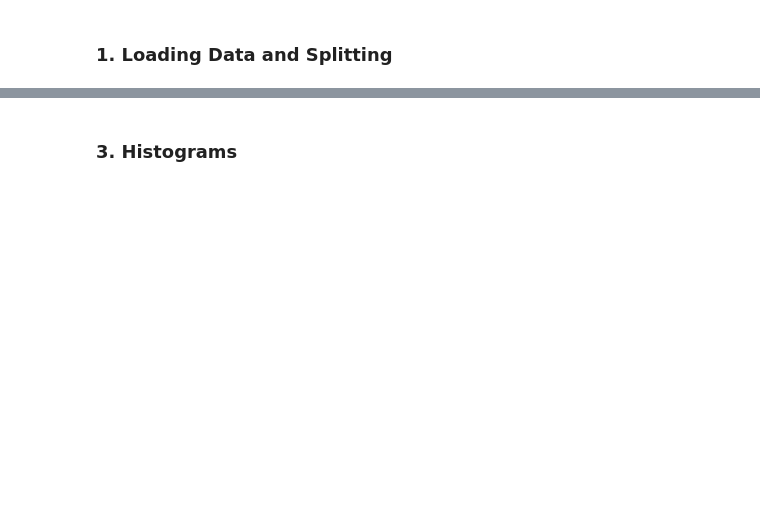
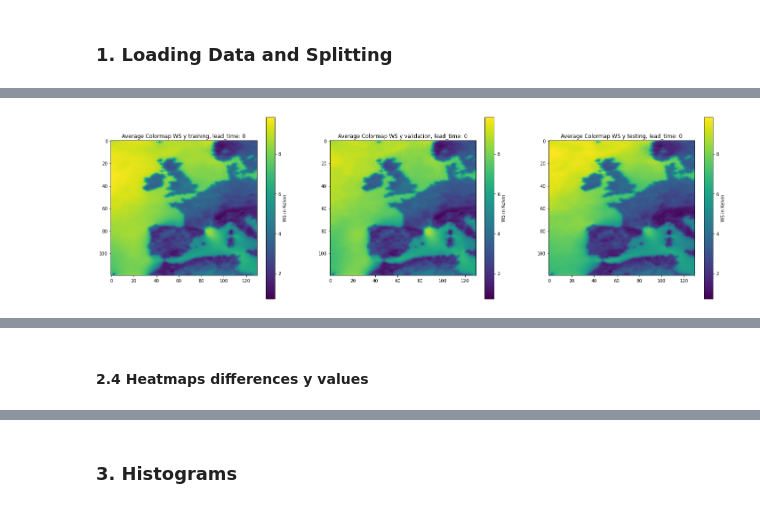
Before and after one commit to cleveryangcong/Bachelor_Thesis, a Jupyter notebook: notebooks/exploratory/2.8.3-dc-ws10_value_tests.ipynb, the cells around one changed output, grey strips where cells are left out. Cells and saved outputs as stored; diff of their text form; code cells hidden in the pictures; blank space fills up the shorter version.

```diff
--- a/notebooks/exploratory/2.8.3-dc-ws10_value_tests.ipynb
+++ b/notebooks/exploratory/2.8.3-dc-ws10_value_tests.ipynb
@@ -98,0 +175,43 @@ visualize_val_test_hm()
+# %%
+def visualize_y_train_val_test_hm(mean_std=0, var_num=5, lead_time=0):
+    fig, ax = plt.subplots(1, 3, figsize=(25, 25))  # Create three subplots
+
+    train_data_mean = dat_y_train_lead_all_denorm[var_num][lead_time].mean(
+        dim="forecast_date"
+    )
+    val_data_mean = dat_y_val_lead_all_denorm[var_num][lead_time].mean(
+        dim="forecast_date"
+    )
+    test_data_mean = dat_y_test_lead_all_denorm[var_num][lead_time].mean(
+        dim="forecast_date"
+    )
+
+    # Calculate common scale for all three heatmaps
+    vmin = min(train_data_mean.min(), val_data_mean.min(), test_data_mean.min())
+    vmax = max(train_data_mean.max(), val_data_mean.max(), test_data_mean.max())
+
+    # Training data heatmap
+    im = ax[0].imshow(
+        train_data_mean.values,
+        cmap="viridis",
+        vmin=vmin,
+        vmax=vmax,  # Use common scale
+    )
+    ax[0].set_title(f"Average Colormap WS y training, lead_time: {lead_time}")
+    fig.colorbar(im, ax=ax[0], shrink=0.3).set_label("WS in Kelvin")
+
+    # Validation data heatmap
+    im = ax[1].imshow(
+        val_data_mean.values, cmap="viridis", vmin=vmin, vmax=vmax,  # Use common scale
+    )
+    ax[1].set_title(f"Average Colormap WS y validation, lead_time: {lead_time}")
+    fig.colorbar(im, ax=ax[1], shrink=0.3).set_label("WS in Kelvin")
+
+    # Test data heatmap
+    im = ax[2].imshow(
+        test_data_mean.values, cmap="viridis", vmin=vmin, vmax=vmax,  # Use common scale
+    )
+    ax[2].set_title(f"Average Colormap WS y testing, lead_time: {lead_time}")
+    fig.colorbar(im, ax=ax[2], shrink=0.3).set_label("WS in Kelvin")
+
+    plt.show()
@@ -98,0 +220,4 @@ visualize_val_test_hm()
+# %%
+visualize_y_train_val_test_hm(lead_time=0)
+# %% [output]
+[figure, added]
@@ -98,0 +225,2 @@ visualize_val_test_hm()
+# %% [markdown]
+#### 2.4 Heatmaps differences y values
```
Also changed, not shown: parts of 27 cells of this notebook.
